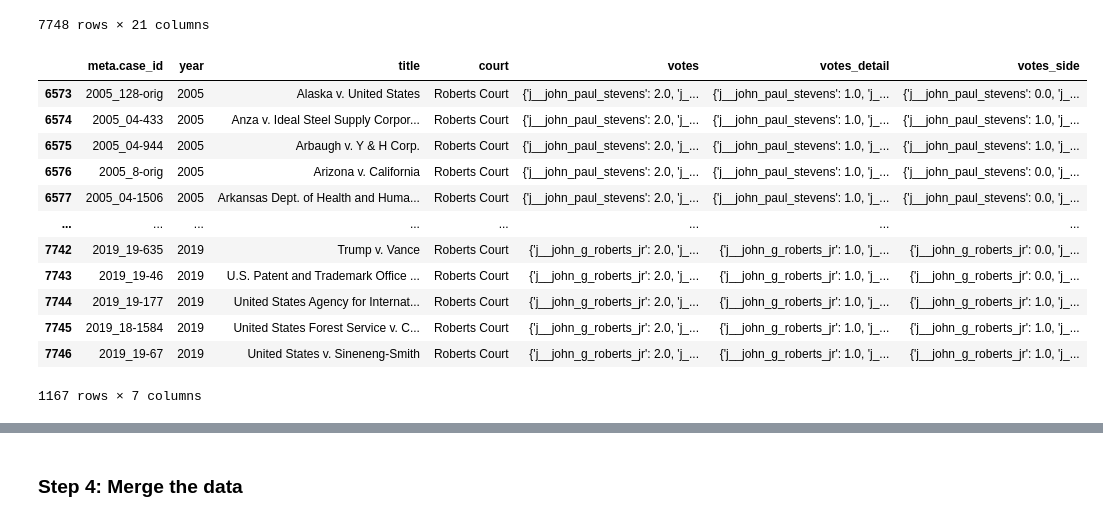
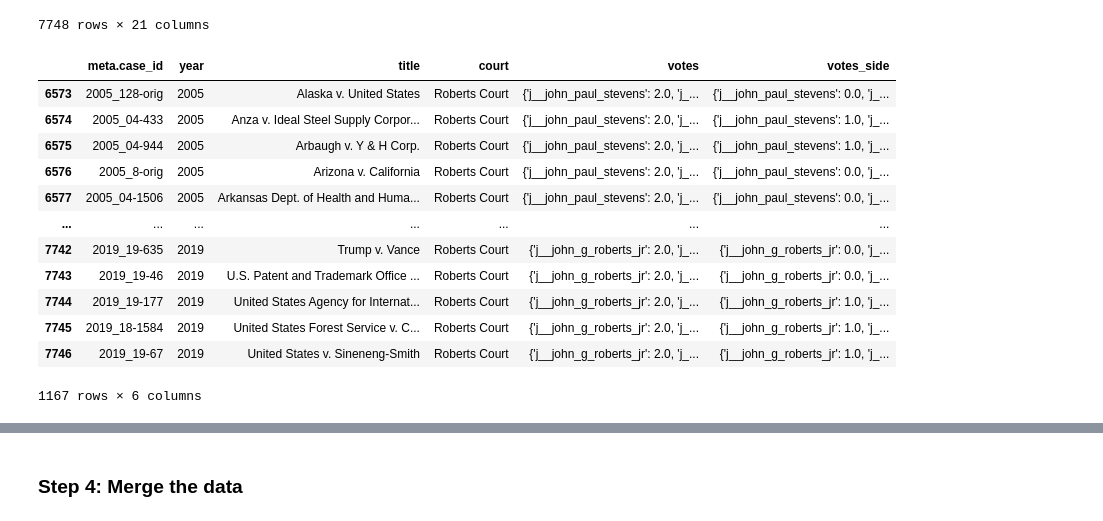
Before and after one commit to KekaiApana/datasci112_final_project, a Jupyter notebook: DATASCI_112_Supreme_Court_Data_Extraction.ipynb, the cells around one changed output, grey strips where cells are left out. Cells and saved outputs as stored; diff of their text form; code cells hidden in the pictures.

```diff
--- a/DATASCI_112_Supreme_Court_Data_Extraction.ipynb
+++ b/DATASCI_112_Supreme_Court_Data_Extraction.ipynb
@@ -140,27 +138,27 @@ df_cases
 # %%
 # Drops unnecessary columns
 caseCols = ["citation", "petitioner", "respondent", "docket_no", "decided_date", "url", "transcripts",
             "adv_sides_inferred", "known_respondent_adv", "advocates", "win_side", "win_side_detail",
-            "scdb_docket_id", "is_eq_divided"]
+            "scdb_docket_id", "is_eq_divided", "votes_detail"]
 df_cases_clean = df_cases.drop(columns=caseCols)
 
 # Filters data to include only Roberts Court cases
 df_cases_clean = df_cases_clean[df_cases_clean["court"] == "Roberts Court"]
 
 # Renames case id column in preparation for data merge
 df_cases_clean.rename(columns={"id": "meta.case_id"}, inplace=True)
 df_cases_clean
 # %% [output]
-|  | meta.case_id | year | title | court | votes | votes_detail | votes_side |
-| 6573 | 2005_128-orig | 2005 | Alaska v. United States | Roberts Court | {'j__john_paul_stevens': 2.0, 'j_... | {'j__john_paul_stevens': 1.0, 'j_... | {'j__john_paul_stevens': 0.0, 'j_... |
-| 6574 | 2005_04-433 | 2005 | Anza v. Ideal Steel Supply Corpor... | Roberts Court | {'j__john_paul_stevens': 2.0, 'j_... | {'j__john_paul_stevens': 1.0, 'j_... | {'j__john_paul_stevens': 1.0, 'j_... |
-| 6575 | 2005_04-944 | 2005 | Arbaugh v. Y & H Corp. | Roberts Court | {'j__john_paul_stevens': 2.0, 'j_... | {'j__john_paul_stevens': 1.0, 'j_... | {'j__john_paul_stevens': 1.0, 'j_... |
-| 6576 | 2005_8-orig | 2005 | Arizona v. California | Roberts Court | {'j__john_paul_stevens': 2.0, 'j_... | {'j__john_paul_stevens': 1.0, 'j_... | {'j__john_paul_stevens': 0.0, 'j_... |
-| 6577 | 2005_04-1506 | 2005 | Arkansas Dept. of Health and Huma... | Roberts Court | {'j__john_paul_stevens': 2.0, 'j_... | {'j__john_paul_stevens': 1.0, 'j_... | {'j__john_paul_stevens': 0.0, 'j_... |
-| ... | ... | ... | ... | ... | ... | ... | ... |
-| 7742 | 2019_19-635 | 2019 | Trump v. Vance | Roberts Court | {'j__john_g_roberts_jr': 2.0, 'j_... | {'j__john_g_roberts_jr': 1.0, 'j_... | {'j__john_g_roberts_jr': 0.0, 'j_... |
-| 7743 | 2019_19-46 | 2019 | U.S. Patent and Trademark Office ... | Roberts Court | {'j__john_g_roberts_jr': 2.0, 'j_... | {'j__john_g_roberts_jr': 1.0, 'j_... | {'j__john_g_roberts_jr': 0.0, 'j_... |
-| 7744 | 2019_19-177 | 2019 | United States Agency for Internat... | Roberts Court | {'j__john_g_roberts_jr': 2.0, 'j_... | {'j__john_g_roberts_jr': 1.0, 'j_... | {'j__john_g_roberts_jr': 1.0, 'j_... |
-| 7745 | 2019_18-1584 | 2019 | United States Forest Service v. C... | Roberts Court | {'j__john_g_roberts_jr': 2.0, 'j_... | {'j__john_g_roberts_jr': 1.0, 'j_... | {'j__john_g_roberts_jr': 1.0, 'j_... |
-| 7746 | 2019_19-67 | 2019 | United States v. Sineneng-Smith | Roberts Court | {'j__john_g_roberts_jr': 2.0, 'j_... | {'j__john_g_roberts_jr': 1.0, 'j_... | {'j__john_g_roberts_jr': 1.0, 'j_... |
+|  | meta.case_id | year | title | court | votes | votes_side |
+| 6573 | 2005_128-orig | 2005 | Alaska v. United States | Roberts Court | {'j__john_paul_stevens': 2.0, 'j_... | {'j__john_paul_stevens': 0.0, 'j_... |
+| 6574 | 2005_04-433 | 2005 | Anza v. Ideal Steel Supply Corpor... | Roberts Court | {'j__john_paul_stevens': 2.0, 'j_... | {'j__john_paul_stevens': 1.0, 'j_... |
+| 6575 | 2005_04-944 | 2005 | Arbaugh v. Y & H Corp. | Roberts Court | {'j__john_paul_stevens': 2.0, 'j_... | {'j__john_paul_stevens': 1.0, 'j_... |
+| 6576 | 2005_8-orig | 2005 | Arizona v. California | Roberts Court | {'j__john_paul_stevens': 2.0, 'j_... | {'j__john_paul_stevens': 0.0, 'j_... |
+| 6577 | 2005_04-1506 | 2005 | Arkansas Dept. of Health and Huma... | Roberts Court | {'j__john_paul_stevens': 2.0, 'j_... | {'j__john_paul_stevens': 0.0, 'j_... |
+| ... | ... | ... | ... | ... | ... | ... |
+| 7742 | 2019_19-635 | 2019 | Trump v. Vance | Roberts Court | {'j__john_g_roberts_jr': 2.0, 'j_... | {'j__john_g_roberts_jr': 0.0, 'j_... |
+| 7743 | 2019_19-46 | 2019 | U.S. Patent and Trademark Office ... | Roberts Court | {'j__john_g_roberts_jr': 2.0, 'j_... | {'j__john_g_roberts_jr': 0.0, 'j_... |
+| 7744 | 2019_19-177 | 2019 | United States Agency for Internat... | Roberts Court | {'j__john_g_roberts_jr': 2.0, 'j_... | {'j__john_g_roberts_jr': 1.0, 'j_... |
+| 7745 | 2019_18-1584 | 2019 | United States Forest Service v. C... | Roberts Court | {'j__john_g_roberts_jr': 2.0, 'j_... | {'j__john_g_roberts_jr': 1.0, 'j_... |
+| 7746 | 2019_19-67 | 2019 | United States v. Sineneng-Smith | Roberts Court | {'j__john_g_roberts_jr': 2.0, 'j_... | {'j__john_g_roberts_jr': 1.0, 'j_... |
-1167 rows × 7 columns
+1167 rows × 6 columns
```
Also changed, not shown: parts of 7 cells of this notebook.
